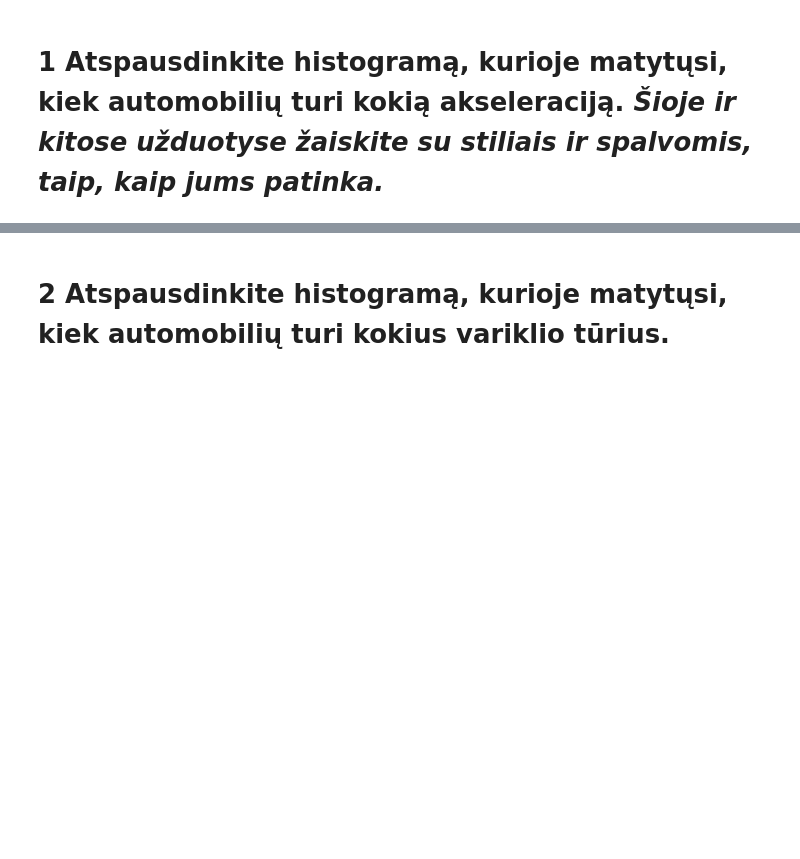
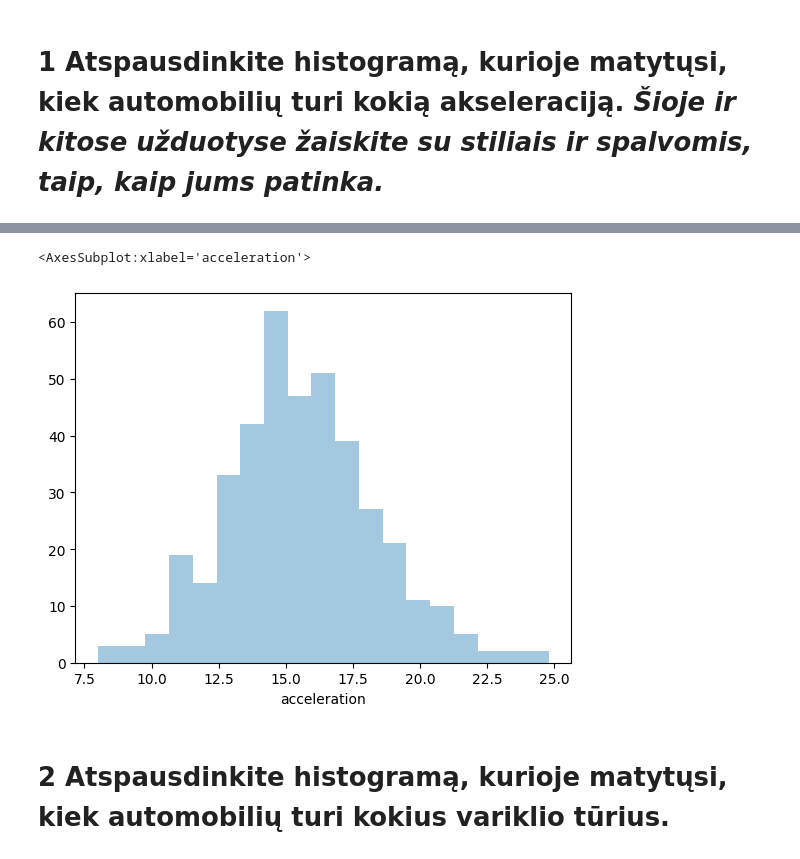
Before and after one commit to KasparasMik/PTU1, a Jupyter notebook: Tasks/seaborn/seaborn_uzduotys.ipynb, the cells around one changed output, grey strips where cells are left out. Saved outputs shown, nothing was run; the diff lists cells and outputs as text; code cells hidden in the pictures; blank space fills up the shorter version.

```diff
--- a/Tasks/seaborn/seaborn_uzduotys.ipynb
+++ b/Tasks/seaborn/seaborn_uzduotys.ipynb
@@ -35,2 +38,7 @@ Error:
+# %%
+sns.distplot(mpg['acceleration'], kde=False)
+# %% [output]
+<AxesSubplot:xlabel='acceleration'>
+[figure, added]
 # %% [markdown]
 # 2 Atspausdinkite histogramą, kurioje matytųsi, kiek automobilių turi kokius variklio tūrius.
```
Also changed, not shown: parts of 30 cells of this notebook.
